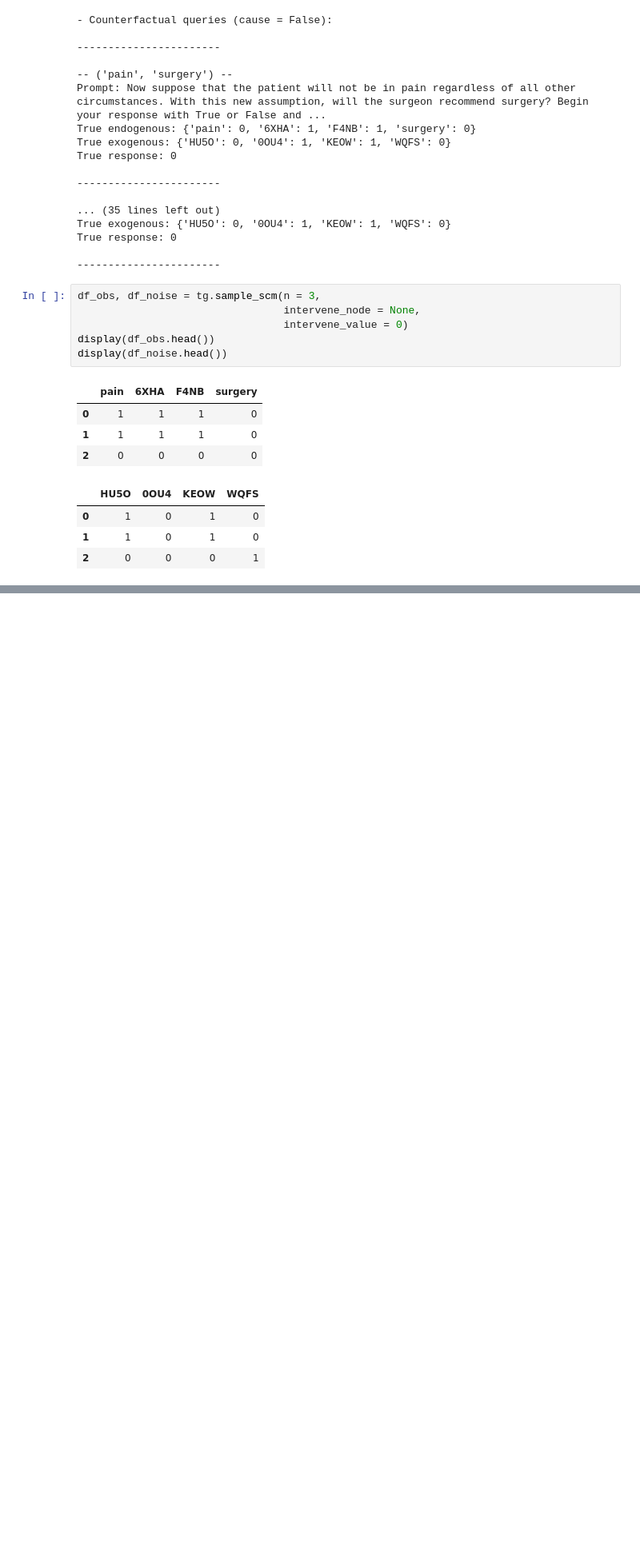
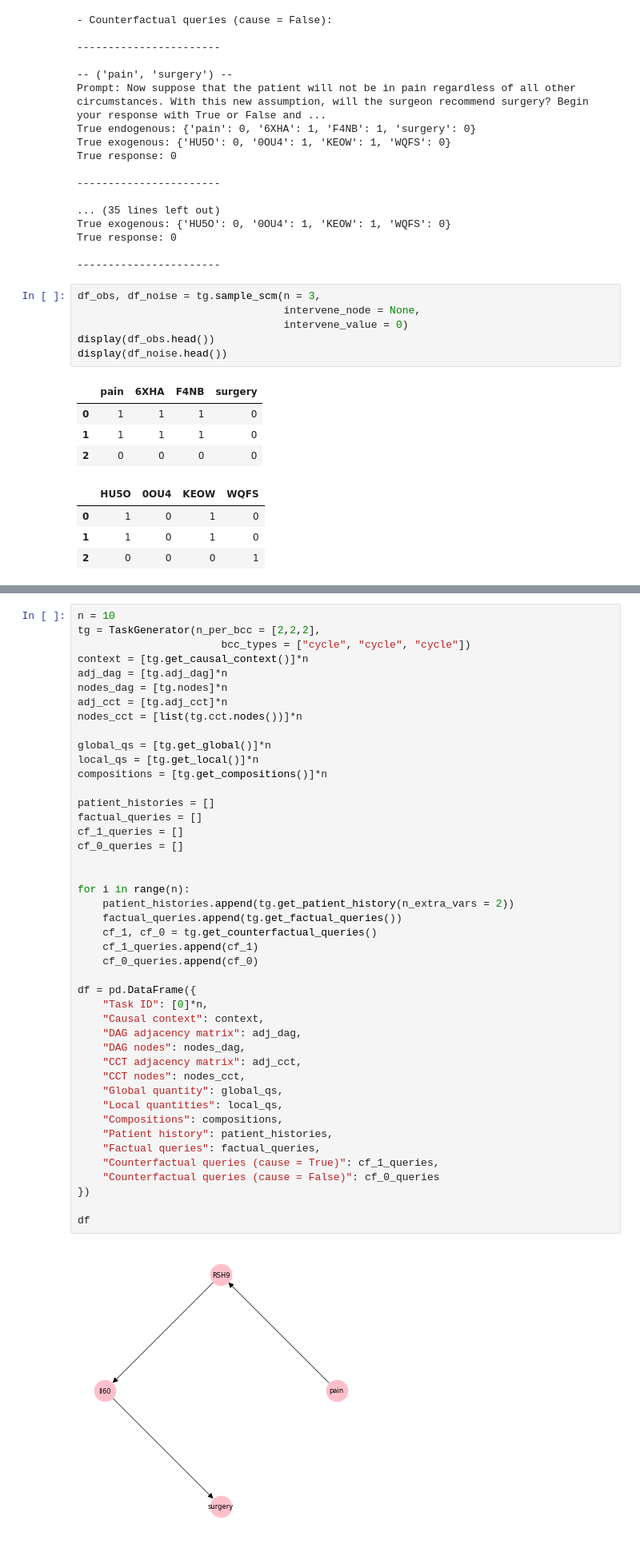
Before and after one commit to jmaasch/compositional_causal_reasoning, a Jupyter notebook: automated_task_generation/clinical_tasks.ipynb, the cells around one changed output, grey strips where cells are left out. Shown at 80% size. Cells and saved outputs as stored; diff of their text form; blank space fills up the shorter version.

```diff
--- a/automated_task_generation/clinical_tasks.ipynb
+++ b/automated_task_generation/clinical_tasks.ipynb
@@ -136,0 +139,46 @@ display(df_noise.head())
+# %%
+n = 10
+tg = TaskGenerator(n_per_bcc = [2,2,2],
+                       bcc_types = ["cycle", "cycle", "cycle"])
+context = [tg.get_causal_context()]*n
+adj_dag = [tg.adj_dag]*n
+nodes_dag = [tg.nodes]*n
+adj_cct = [tg.adj_cct]*n
+nodes_cct = [list(tg.cct.nodes())]*n
+
+global_qs = [tg.get_global()]*n
+local_qs = [tg.get_local()]*n
+compositions = [tg.get_compositions()]*n
+
+patient_histories = []
+factual_queries = []
+cf_1_queries = []
+cf_0_queries = []
+
+
+for i in range(n):
+    patient_histories.append(tg.get_patient_history(n_extra_vars = 2))
+    factual_queries.append(tg.get_factual_queries())
+    cf_1, cf_0 = tg.get_counterfactual_queries()
+    cf_1_queries.append(cf_1)
+    cf_0_queries.append(cf_0)
+
+df = pd.DataFrame({
+    "Task ID": [0]*n,
+    "Causal context": context,
+    "DAG adjacency matrix": adj_dag,
+    "DAG nodes": nodes_dag,
+    "CCT adjacency matrix": adj_cct,
+    "CCT nodes": nodes_cct,
+    "Global quantity": global_qs,
+    "Local quantities": local_qs,
+    "Compositions": compositions,
+    "Patient history": patient_histories,
+    "Factual queries": factual_queries,
+    "Counterfactual queries (cause = True)": cf_1_queries,
+    "Counterfactual queries (cause = False)": cf_0_queries
+})
+
+df
+# %% [output]
+[figure, added]
```
Also changed, not shown: parts of 4 cells of this notebook.
